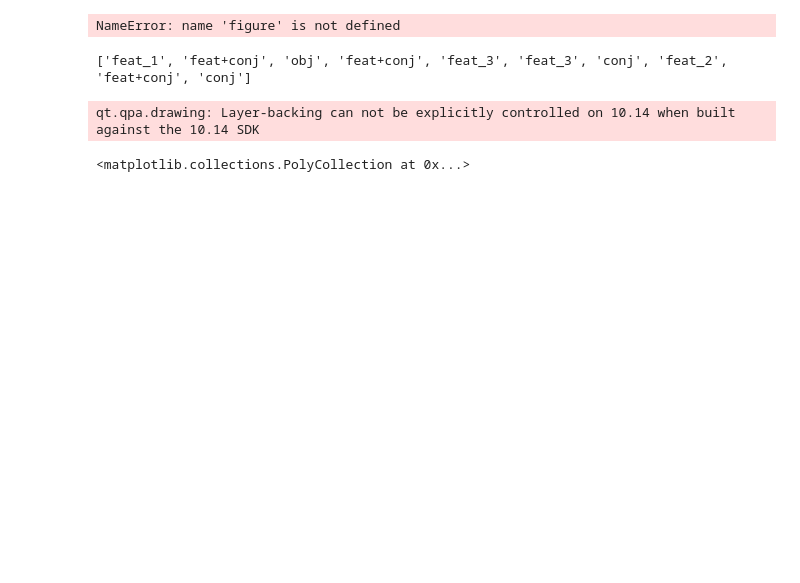
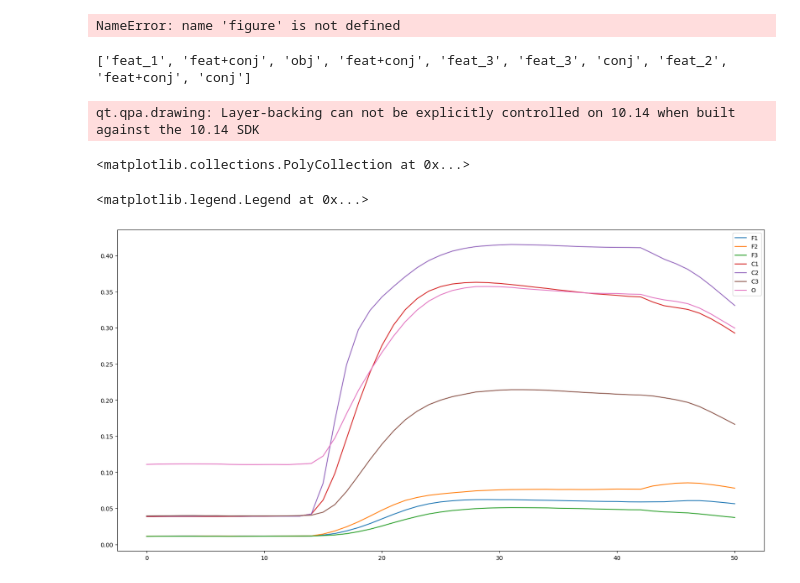
Before and after one commit to slenderham/Attn-WM-RNN, a Jupyter notebook: rnn/plot_main.ipynb, the cells around one changed output. Saved outputs shown, nothing was run; the diff lists cells and outputs as text; code cells hidden in the pictures; blank space fills up the shorter version.

```diff
--- a/rnn/plot_main.ipynb
+++ b/rnn/plot_main.ipynb
@@ -149,0 +257,2 @@ plt.legend()
+# %%
+all_lrs, all_cpds, all_betas = plot_tdr(all_saved_states['hs'], all_indices, task_mdprl.stim_encoding('all_onehot'), all_probs)
@@ -192,3 +304,9 @@ for i in range(10):
     plt.subplot(1, 10, i+1).imshow(all_saved_states['hs'][3+i*26,:,0].squeeze().T, aspect='auto');
     # plt.ylim([-0.05, 1])
 plt.tight_layout()
+# %%
+plt.plot(all_cpds.reshape(432,51,7,240)[:,:,:,208:224].mean((0,3)),label=['F1', 'F2', 'F3', 'C1', 'C2', 'C3', 'O'])
+plt.legend()
+# %% [output]
+<matplotlib.legend.Legend at 0x...>
+[figure, added]
```
Also changed, not shown: parts of 19 cells of this notebook, 5 other files.
